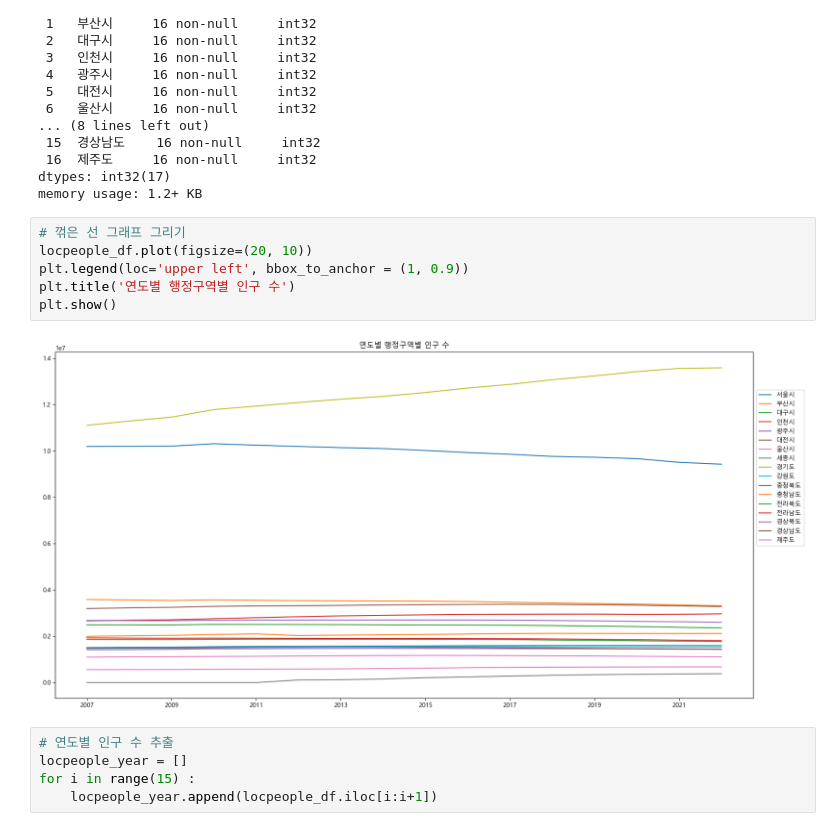
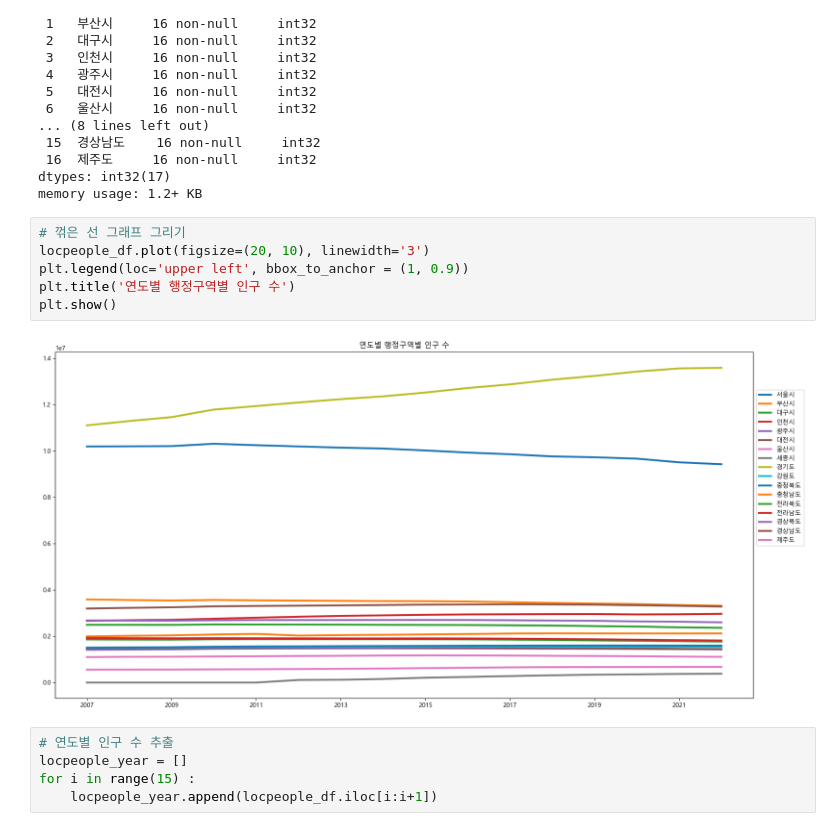
Before and after one commit to yunsunghwan1/KEPCO_sprint_3, a Jupyter notebook: chang_yong8/peopleeleccon2020.ipynb, the cells around one changed output. Saved outputs shown, nothing was run; the diff lists cells and outputs as text.

```diff
--- a/chang_yong8/peopleeleccon2020.ipynb
+++ b/chang_yong8/peopleeleccon2020.ipynb
@@ -741,12 +746,12 @@ dtypes: int32(17)
 memory usage: 1.2+ KB
 # %%
 # 꺾은 선 그래프 그리기
-locpeople_df.plot(figsize=(20, 10))
+locpeople_df.plot(figsize=(20, 10), linewidth='3')
 plt.legend(loc='upper left', bbox_to_anchor = (1, 0.9))
 plt.title('연도별 행정구역별 인구 수')
 plt.show()
 # %% [output]
-[figure, old version]
+[figure, new version]
 # %%
 # 연도별 인구 수 추출
 locpeople_year = []
```
Also changed, not shown: parts of 5 cells of this notebook, 4 other files.
